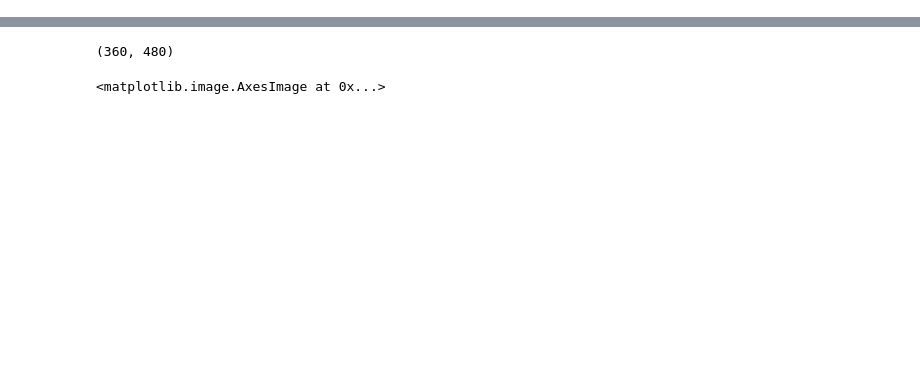
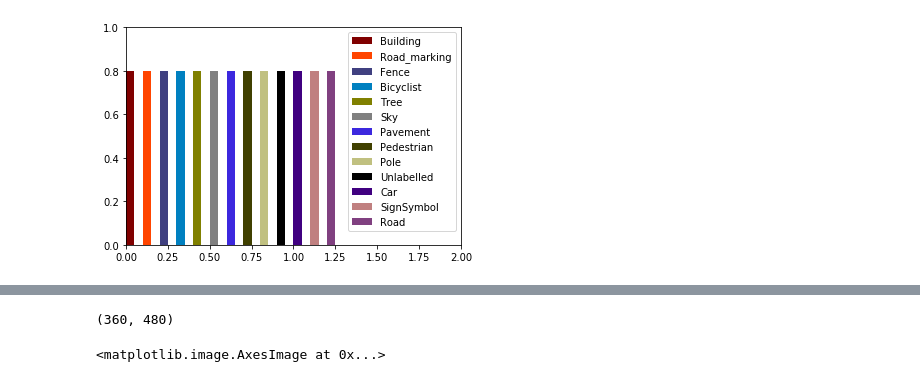
Before and after one commit to guanfuchen/deadline_6_30, a Jupyter notebook: scripts/img_transform.ipynb, the cells around one changed output, grey strips where cells are left out. Cells and saved outputs as stored; diff of their text form; code cells hidden in the pictures; blank space fills up the shorter version.

```diff
--- a/scripts/img_transform.ipynb
+++ b/scripts/img_transform.ipynb
@@ -12,0 +15,7 @@ from torchvision import transforms
+# %%
+def rgb2hex(r,g,b):
+    hex = "#{:02x}{:02x}{:02x}".format(r,g,b)
+    return hex
+def hex2rgb(hexcode):
+    rgb = tuple(map(ord,hexcode[1:].decode('hex')))
+    return rgb
@@ -13,2 +28,37 @@ from torchvision import transforms
+# %%
+def draw_label_color():
+
+    label_colours = {}
+    label_colours['Sky'] = [128, 128, 128]
+    label_colours['Building'] = [128, 0, 0]
+    label_colours['Pole'] = [192, 192, 128]
+    # Road_marking
+    label_colours['Road_marking'] = [255, 69, 0]
+    label_colours['Road'] = [128, 64, 128]
+    label_colours['Pavement'] = [60, 40, 222]
+    label_colours['Tree'] = [128, 128, 0]
+    label_colours['SignSymbol'] = [192, 128, 128]
+    label_colours['Fence'] = [64, 64, 128]
+    label_colours['Car'] = [64, 0, 128]
+    label_colours['Pedestrian'] = [64, 64, 0]
+    label_colours['Bicyclist'] = [0, 128, 192]
+    label_colours['Unlabelled'] = [0, 0, 0]
+
+    fig, ax = plt.subplots()
+    ax.set_xlim([0, 2])
+    for enumerate_index, (label, colour) in enumerate(label_colours.items()):
+#         print('label:', label)
+#         print('colour:', colour)
+        colour_r = colour[0]
+        colour_g = colour[1]
+        colour_b = colour[2]
+        colour_hex = rgb2hex(colour_r, colour_g, colour_b)
+#         print('colour_hex:', colour_hex)
+        ax.add_patch(patches.Rectangle(xy=(0.1*enumerate_index,0), width=0.05, height=0.8, label=label, facecolor=colour_hex))
+    ax.legend()
+# %%
+draw_label_color()
+# %% [output]
+[figure, added]
 # %%
 def decode_segmap(temp, plot=False):
```
Also changed, not shown: parts of 18 cells of this notebook, 7 other files.
